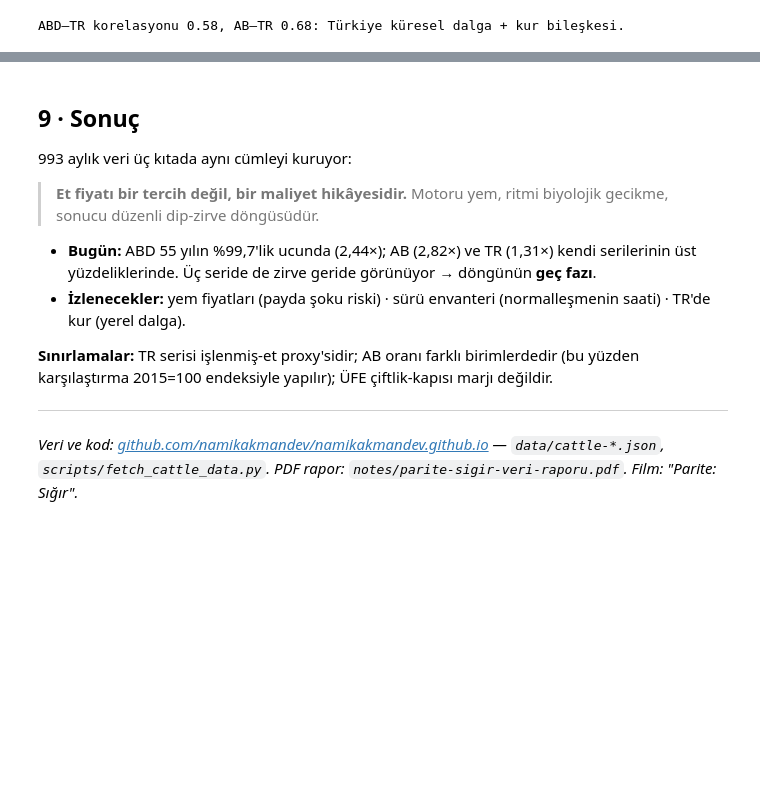
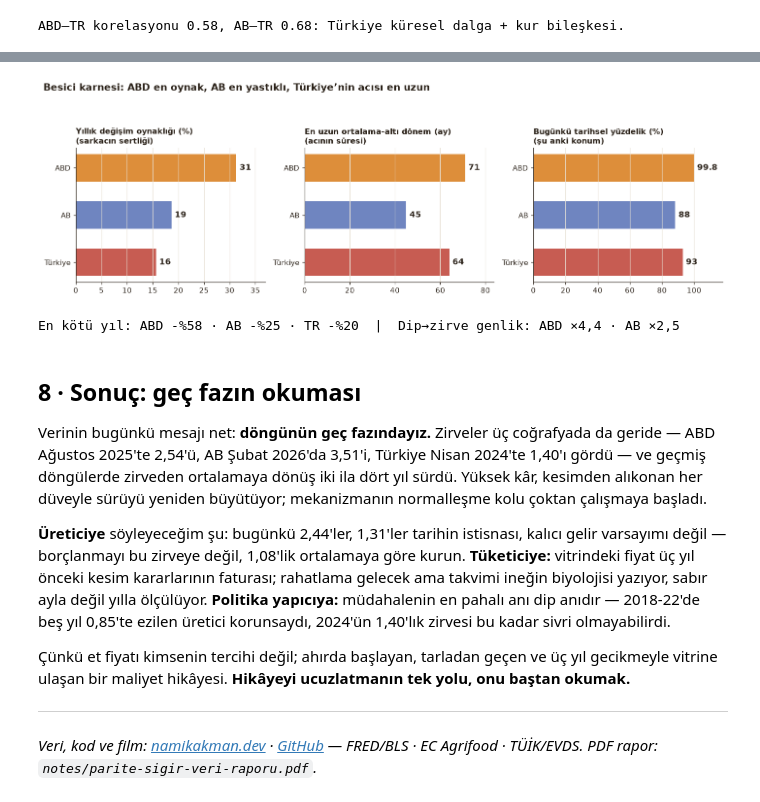
Before and after one commit to namikakmandev/namikakmandev.github.io, a Jupyter notebook: notes/parite-sigir-analiz.ipynb, the cells around one changed output, grey strips where cells are left out. Saved outputs shown, nothing was run; the diff lists cells and outputs as text; code cells hidden in the pictures; blank space fills up the shorter version.

```diff
--- a/notes/parite-sigir-analiz.ipynb
+++ b/notes/parite-sigir-analiz.ipynb
@@ -264,14 +301,47 @@ ABD–TR korelasyonu 0.58, AB–TR 0.68: Türkiye küresel dalga + kur bileşkes
+# %%
+# 7 · BESİCİ KARNESİ — üç coğrafya, üç ölçüt
+def metrics(m,v):
+    mean=v.mean(); below=(v<mean).mean()*100
+    cur=best=0
+    for x in v:
+        cur=cur+1 if x<mean else 0; best=max(best,cur)
+    d=dict(zip(m,v)); yy=[]
+    for mm,vv in zip(m,v):
+        p=f"{int(mm[:4])-1}-{mm[5:]}"
+        if p in d: yy.append(vv/d[p]-1)
+    yy=np.array(yy)
+    return dict(vol=yy.std()*100, worst=yy.min()*100, streak=best,
+                pct=(v[:-1]<v[-1]).mean()*100)
+M={'ABD':metrics(us_m,us_v),'AB':metrics(eu_m,eu_v),'Türkiye':metrics(tr_m,tr_v)}
+regs=['ABD','AB','Türkiye']; cols=[AMBER,BLUE,RED]
+fig,axs=plt.subplots(1,3,figsize=(13,4.2))
+panels=[('vol','Yıllık değişim oynaklığı (%)','sarkacın sertliği'),
+        ('streak','En uzun ortalama-altı dönem (ay)','acının süresi'),
+        ('pct','Bugünkü tarihsel yüzdelik (%)','şu anki konum')]
+for ax,(k,t,sub) in zip(axs,panels):
+    vals=[M[r][k] for r in regs]
+    b=ax.barh(regs[::-1],vals[::-1],color=cols[::-1],alpha=.88,height=.58)
+    for r_,v_ in zip(b,vals[::-1]):
+        ax.text(r_.get_width()+max(vals)*.02,r_.get_y()+r_.get_height()/2,
+                f'{v_:.1f}' if 99<v_<100 else f'{v_:.0f}',va='center',fontsize=11,fontweight='bold')
+    ax.set_xlim(0,max(vals)*1.18)
+    ax.set_title(t+chr(10)+f'({sub})',loc='left',fontsize=10.5,fontweight='bold')
+    ax.grid(axis='y',visible=False)
+plt.suptitle('Besici karnesi: ABD en oynak, AB en yastıklı, Türkiye’nin acısı en uzun',
+             x=0.01,ha='left',fontsize=13,fontweight='bold')
+plt.tight_layout(rect=[0,0,1,0.90]); plt.show()
+print(f"En kötü yıl: ABD -%58 · AB -%25 · TR -%20  |  Dip→zirve genlik: ABD ×4,4 · AB ×2,5")
+# %% [output]
+[figure, added]
+En kötü yıl: ABD -%58 · AB -%25 · TR -%20  |  Dip→zirve genlik: ABD ×4,4 · AB ×2,5
 # %% [markdown]
-## 9 · Sonuç
+## 8 · Sonuç: geç fazın okuması
 
-993 aylık veri üç kıtada aynı cümleyi kuruyor:
+Verinin bugünkü mesajı net: **döngünün geç fazındayız.** Zirveler üç coğrafyada da geride — ABD Ağustos 2025'te 2,54'ü, AB Şubat 2026'da 3,51'i, Türkiye Nisan 2024'te 1,40'ı gördü — ve geçmiş döngülerde zirveden ortalamaya dönüş iki ila dört yıl sürdü. Yüksek kâr, kesimden alıkonan her düveyle sürüyü yeniden büyütüyor; mekanizmanın normalleşme kolu çoktan çalışmaya başladı.
 
-> **Et fiyatı bir tercih değil, bir maliyet hikâyesidir.** Motoru yem, ritmi biyolojik gecikme, sonucu düzenli dip-zirve döngüsüdür.
+**Üreticiye** söyleyeceğim şu: bugünkü 2,44'ler, 1,31'ler tarihin istisnası, kalıcı gelir varsayımı değil — borçlanmayı bu zirveye değil, 1,08'lik ortalamaya göre kurun. **Tüketiciye:** vitrindeki fiyat üç yıl önceki kesim kararlarının faturası; rahatlama gelecek ama takvimi ineğin biyolojisi yazıyor, sabır ayla değil yılla ölçülüyor. **Politika yapıcıya:** müdahalenin en pahalı anı dip anıdır — 2018-22'de beş yıl 0,85'te ezilen üretici korunsaydı, 2024'ün 1,40'lık zirvesi bu kadar sivri olmayabilirdi.
 
-- **Bugün:** ABD 55 yılın %99,7'lik ucunda (2,44×); AB (2,82×) ve TR (1,31×) kendi serilerinin üst yüzdeliklerinde. Üç seride de zirve geride görünüyor → döngünün **geç fazı**.
-- **İzlenecekler:** yem fiyatları (payda şoku riski) · sürü envanteri (normalleşmenin saati) · TR'de kur (yerel dalga).
-
-**Sınırlamalar:** TR serisi işlenmiş-et proxy'sidir; AB oranı farklı birimlerdedir (bu yüzden karşılaştırma 2015=100 endeksiyle yapılır); ÜFE çiftlik-kapısı marjı değildir.
+Çünkü et fiyatı kimsenin tercihi değil; ahırda başlayan, tarladan geçen ve üç yıl gecikmeyle vitrine ulaşan bir maliyet hikâyesi. **Hikâyeyi ucuzlatmanın tek yolu, onu baştan okumak.**
 
 ---
-*Veri ve kod: [github.com/namikakmandev/namikakmandev.github.io](https://github.com/namikakmandev/namikakmandev.github.io) — `data/cattle-*.json`, `scripts/fetch_cattle_data.py`. PDF rapor: `notes/parite-sigir-veri-raporu.pdf`. Film: "Parite: Sığır".*
+*Veri, kod ve film: [namikakman.dev](https://namikakman.dev) · [GitHub](https://github.com/namikakmandev/namikakmandev.github.io) — FRED/BLS · EC Agrifood · TÜİK/EVDS. PDF rapor: `notes/parite-sigir-veri-raporu.pdf`.*
```
Also changed, not shown: parts of 13 cells of this notebook, 1 other file.
